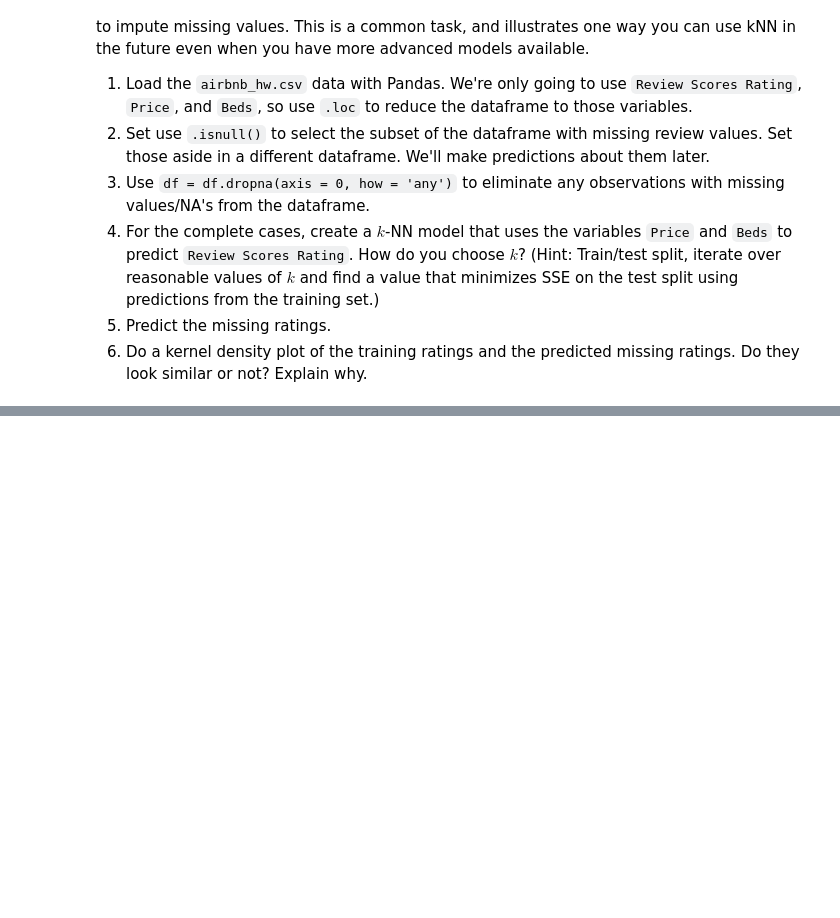
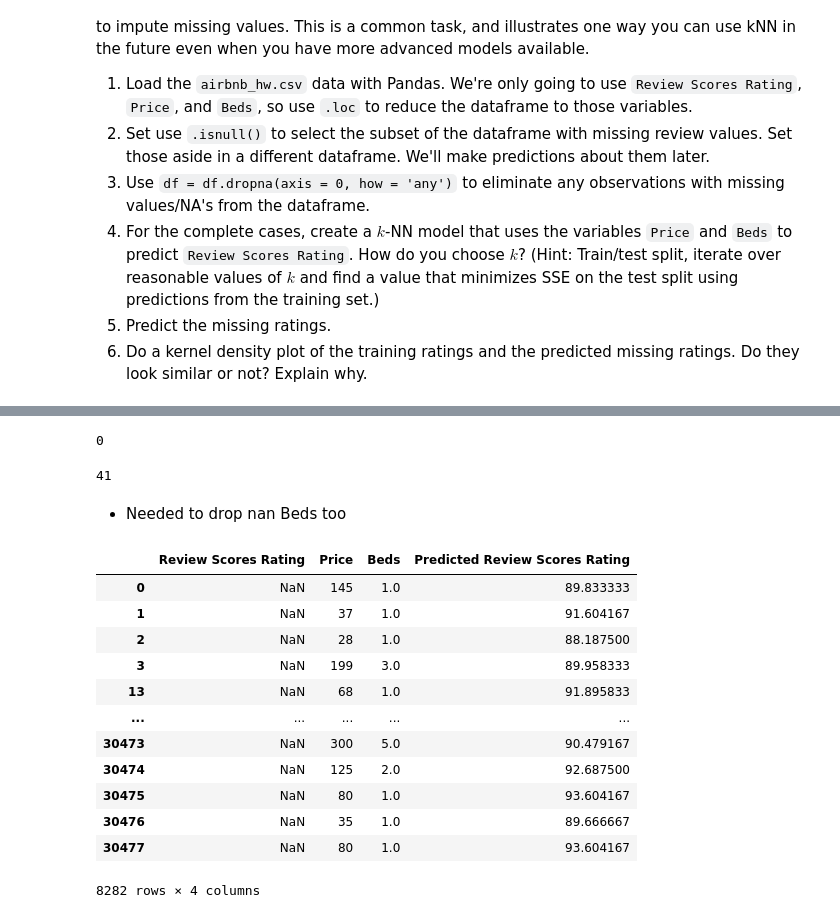
Before and after one commit to isaactabor21/knn, a Jupyter notebook: assignment/assignment_knn.ipynb, the cells around one changed output, grey strips where cells are left out. Cells and saved outputs as stored; diff of their text form; code cells hidden in the pictures; blank space fills up the shorter version.

```diff
--- a/assignment/assignment_knn.ipynb
+++ b/assignment/assignment_knn.ipynb
@@ -144,0 +183,2 @@ There are 30,478 observations, but only 22,155 ratings. We're going to build a k
+# %%
+airbnb = airbnb.dropna(axis = 0, how = 'any')
@@ -144,0 +327,8 @@ There are 30,478 observations, but only 22,155 ratings. We're going to build a k
+# %%
+sum(missing_reviews['Price'].isna())
+# %% [output]
+0
+# %%
+sum(missing_reviews['Beds'].isna())
+# %% [output]
+41
@@ -144,0 +337,37 @@ There are 30,478 observations, but only 22,155 ratings. We're going to build a k
+# %% [markdown]
+
+
+*   Needed to drop nan Beds too
+# %%
+# Separate the features from the missing_reviews DataFrame
+X_missing = missing_reviews[['Price', 'Beds']]
+
+# Normalize the missing cases using the same maxmin function
+X_missing = X_missing.apply(maxmin)
+
+# Train the k-NN model using the optimal k
+optimal_model = KNeighborsRegressor(n_neighbors=48) # k_star above was 48
+optimal_model.fit(X_train, y_train)
+
+# Predict the ratings for the missing reviews
+predicted_missing_ratings = optimal_model.predict(X_missing)
+
+# Add the predictions to the missing_reviews DataFrame
+missing_reviews['Predicted Review Scores Rating'] = predicted_missing_ratings
+
+# Now, you can inspect the missing_reviews DataFrame with the predicted ratings
+missing_reviews
+# %% [output]
+|  | Review Scores Rating | Price | Beds | Predicted Review Scores Rating |
+| 0 | NaN | 145 | 1.0 | 89.833333 |
+| 1 | NaN | 37 | 1.0 | 91.604167 |
+| 2 | NaN | 28 | 1.0 | 88.187500 |
+| 3 | NaN | 199 | 3.0 | 89.958333 |
+| 13 | NaN | 68 | 1.0 | 91.895833 |
+| ... | ... | ... | ... | ... |
+| 30473 | NaN | 300 | 5.0 | 90.479167 |
+| 30474 | NaN | 125 | 2.0 | 92.687500 |
+| 30475 | NaN | 80 | 1.0 | 93.604167 |
+| 30476 | NaN | 35 | 1.0 | 89.666667 |
+| 30477 | NaN | 80 | 1.0 | 93.604167 |
+8282 rows × 4 columns
```
Also changed, not shown: parts of 21 cells of this notebook.
